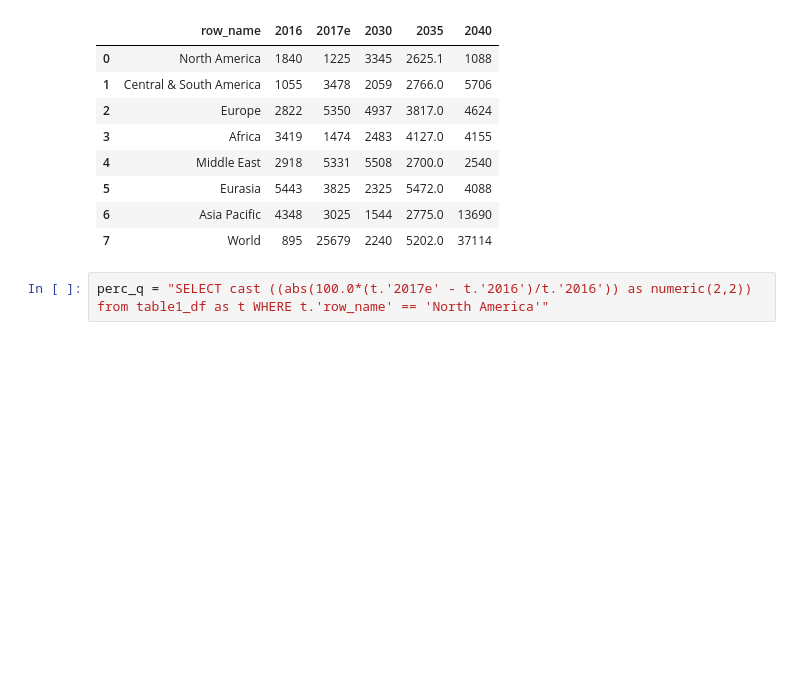
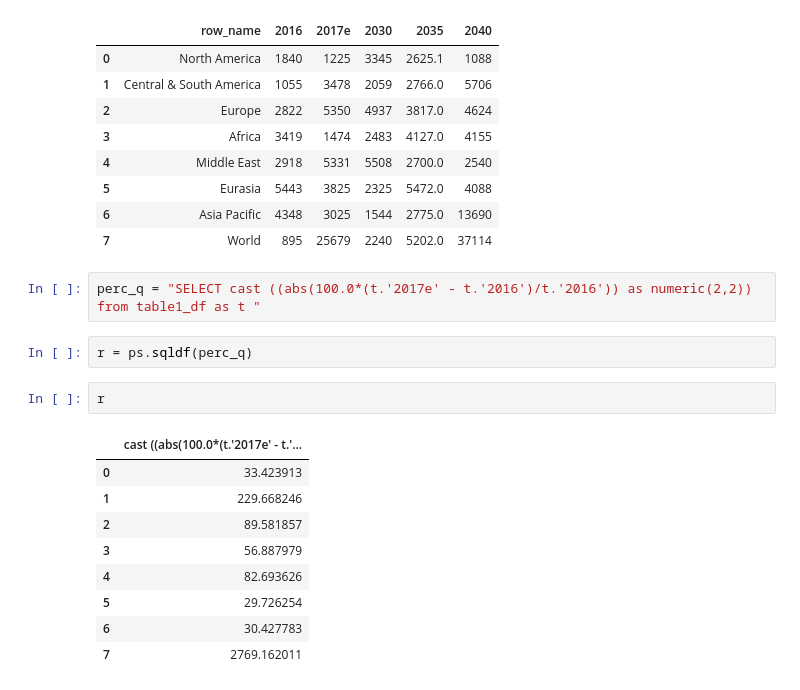
Before and after one commit to geokaragiannis/statchecker, a Jupyter notebook: src/demo_query_generation.ipynb, the cells around one changed output. Drawn from its saved outputs; the diff is of its cells as text; blank space fills up the shorter version.

```diff
--- a/src/demo_query_generation.ipynb
+++ b/src/demo_query_generation.ipynb
@@ -340,4 +340,18 @@ table1
 | 6 | Asia Pacific | 4348 | 3025 | 1544 | 2775.0 | 13690 |
 | 7 | World | 895 | 25679 | 2240 | 5202.0 | 37114 |
 # %%
-perc_q = "SELECT cast ((abs(100.0*(t.'2017e' - t.'2016')/t.'2016')) as numeric(2,2)) from table1_df as t WHERE t.'row_name' == 'North America'"
+perc_q = "SELECT cast ((abs(100.0*(t.'2017e' - t.'2016')/t.'2016')) as numeric(2,2)) from table1_df as t "
+# %%
+r = ps.sqldf(perc_q)
+# %%
+r
+# %% [output]
+|  | cast ((abs(100.0*(t.'2017e' - t.'... |
+| 0 | 33.423913 |
+| 1 | 229.668246 |
+| 2 | 89.581857 |
+| 3 | 56.887979 |
+| 4 | 82.693626 |
+| 5 | 29.726254 |
+| 6 | 30.427783 |
+| 7 | 2769.162011 |
```
Also changed, not shown: parts of 4 cells of this notebook, 1 other file.
